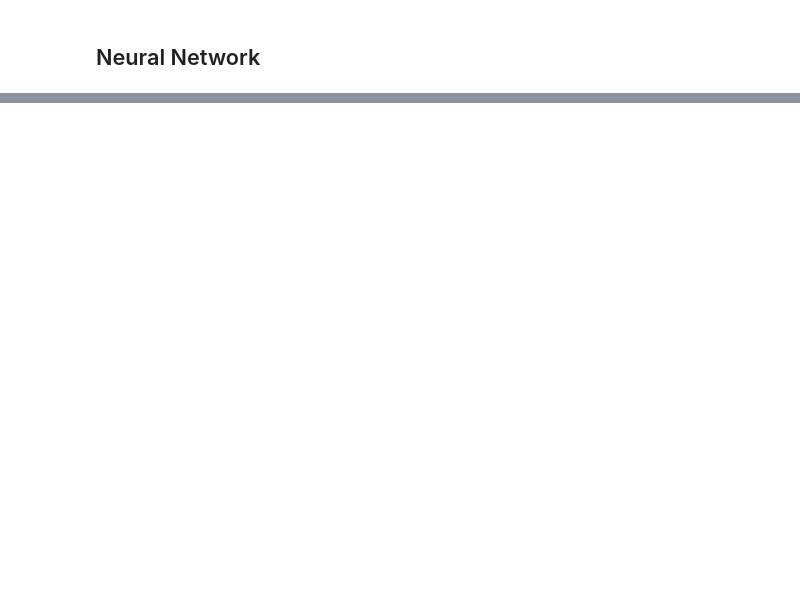
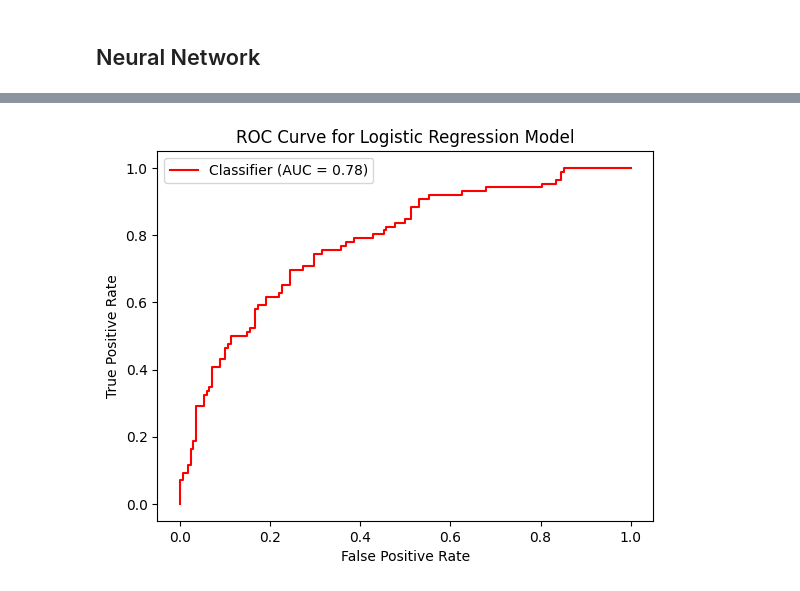
Before and after one commit to tderr24/MAT-422-Final-Project, a Jupyter notebook: Final_Project.ipynb, the cells around one changed output, grey strips where cells are left out. Saved outputs shown, nothing was run; the diff lists cells and outputs as text; code cells hidden in the pictures; blank space fills up the shorter version.

```diff
--- a/Final_Project.ipynb
+++ b/Final_Project.ipynb
@@ -67,0 +91,19 @@ Accuracy: 0.7086614173228346
+# %%
+# need to do our Logistic Regression with a probability prediction for the ROC Curve
+log3 = LogisticRegression(C=1, solver='liblinear')
+log3.fit(X_train,y_train)
+yhat3 = log3.predict_proba(X_test)
+
+
+RocCurveDisplay.from_predictions(
+    y_test,
+    yhat3[:, 1],
+    color="red"
+)
+plt.title("ROC Curve for Logistic Regression Model")
+plt.xlabel("False Positive Rate")
+plt.ylabel("True Positive Rate")
+plt.legend()
+plt.show()
+# %% [output]
+[figure, added]
```
Also changed, not shown: parts of 6 cells of this notebook.
